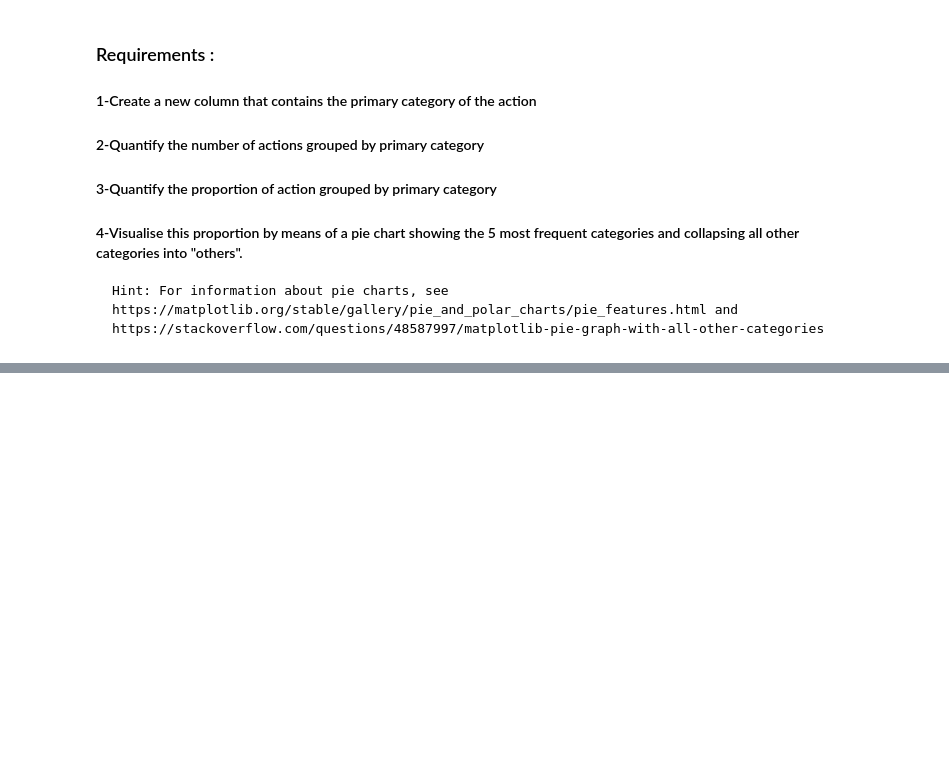
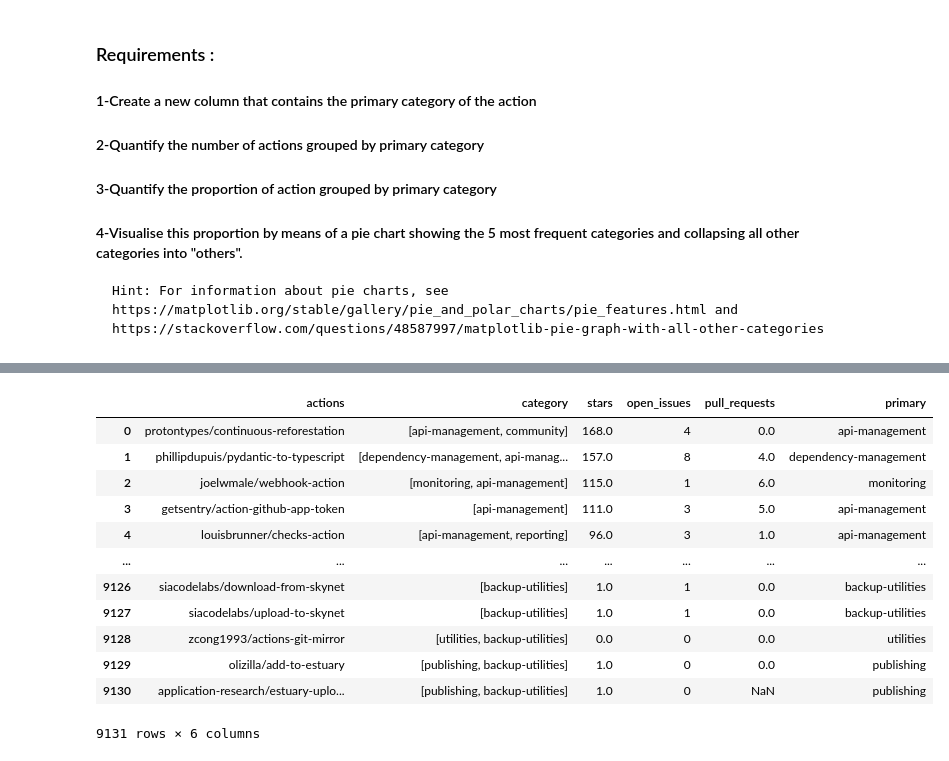
Before and after one commit to thomasBren/data-analysis, a Jupyter notebook: notebooks/questions.ipynb, the cells around one changed output, grey strips where cells are left out. Saved outputs shown, nothing was run; the diff lists cells and outputs as text; code cells hidden in the pictures; blank space fills up the shorter version.

```diff
--- a/notebooks/questions.ipynb
+++ b/notebooks/questions.ipynb
@@ -104,0 +256,17 @@ df_actions
+# %%
+df_actions["primary"] = df_actions["category"].apply(lambda x: x[0])
+df_actions
+# %% [output]
+|  | actions | category | stars | open_issues | pull_requests | primary |
+| 0 | protontypes/continuous-reforestation | [api-management, community] | 168.0 | 4 | 0.0 | api-management |
+| 1 | phillipdupuis/pydantic-to-typescript | [dependency-management, api-manag... | 157.0 | 8 | 4.0 | dependency-management |
+| 2 | joelwmale/webhook-action | [monitoring, api-management] | 115.0 | 1 | 6.0 | monitoring |
+| 3 | getsentry/action-github-app-token | [api-management] | 111.0 | 3 | 5.0 | api-management |
+| 4 | louisbrunner/checks-action | [api-management, reporting] | 96.0 | 3 | 1.0 | api-management |
+| ... | ... | ... | ... | ... | ... | ... |
+| 9126 | siacodelabs/download-from-skynet | [backup-utilities] | 1.0 | 1 | 0.0 | backup-utilities |
+| 9127 | siacodelabs/upload-to-skynet | [backup-utilities] | 1.0 | 1 | 0.0 | backup-utilities |
+| 9128 | zcong1993/actions-git-mirror | [utilities, backup-utilities] | 0.0 | 0 | 0.0 | utilities |
+| 9129 | olizilla/add-to-estuary | [publishing, backup-utilities] | 1.0 | 0 | 0.0 | publishing |
+| 9130 | application-research/estuary-uplo... | [publishing, backup-utilities] | 1.0 | 0 | NaN | publishing |
+9131 rows × 6 columns
```
Also changed, not shown: parts of 12 cells of this notebook.
